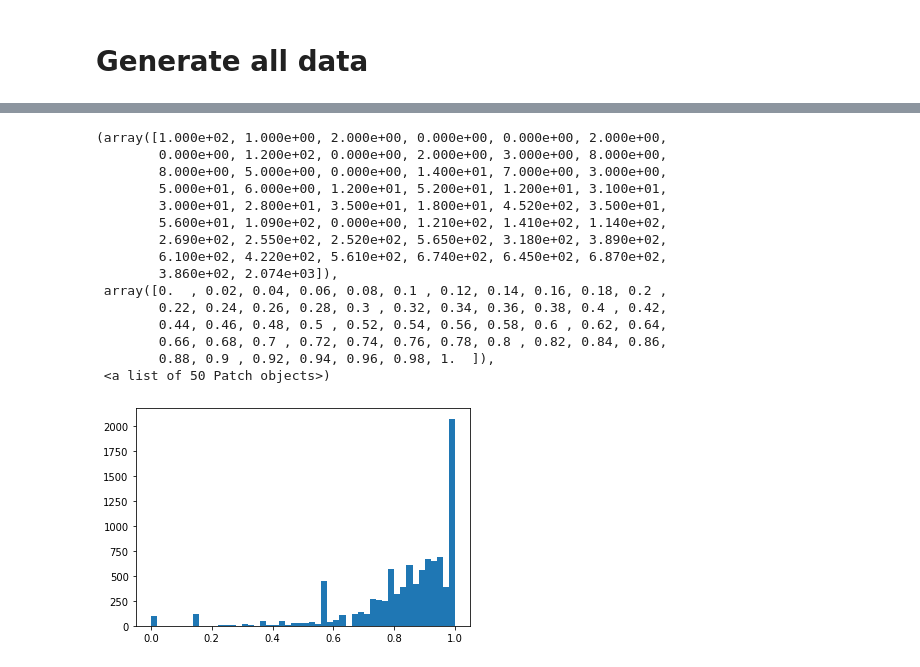
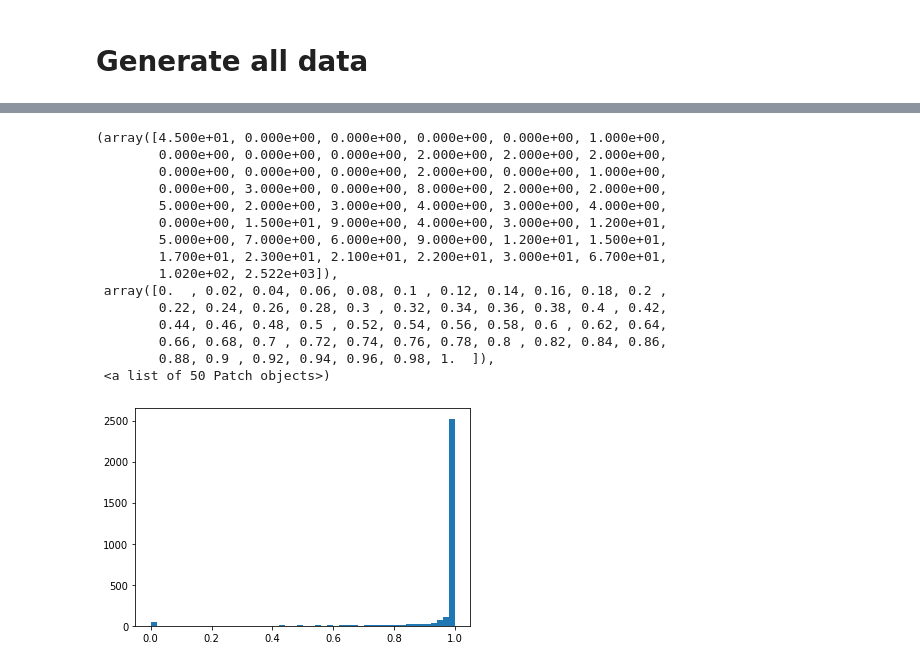
Before and after one commit to mbacvanski/vibe-of-boston, a Jupyter notebook: data_gen.ipynb, the cells around one changed output, grey strips where cells are left out. Saved outputs shown, nothing was run; the diff lists cells and outputs as text; code cells hidden in the pictures.

Commit message:
Happiness

```diff
--- a/data_gen.ipynb
+++ b/data_gen.ipynb
@@ -100,13 +102,14 @@ True
 import pandas as pd
 
 reviews_2020_03 = pd.read_csv('http://data.insideairbnb.com/united-states/ma/boston/2020-03-16/data/reviews.csv.gz', compression='gzip')
-reviews_2019_18 = pd.read_csv('http://data.insideairbnb.com/united-states/ma/boston/2019-10-18/data/reviews.csv.gz', compression='gzip')
-reviews_2018_10 = pd.read_csv('http://data.insideairbnb.com/united-states/ma/boston/2018-10-11/data/reviews.csv.gz', compression='gzip')
-reviews_2017_10 = pd.read_csv('http://data.insideairbnb.com/united-states/ma/boston/2017-10-06/data/reviews.csv.gz', compression='gzip')
-reviews_2016_09 = pd.read_csv('http://data.insideairbnb.com/united-states/ma/boston/2016-09-07/data/reviews.csv.gz', compression='gzip')
-reviews_2015_10 = pd.read_csv('http://data.insideairbnb.com/united-states/ma/boston/2015-10-03/data/reviews.csv.gz', compression='gzip')
+# reviews_2019_18 = pd.read_csv('http://data.insideairbnb.com/united-states/ma/boston/2019-10-18/data/reviews.csv.gz', compression='gzip')
+# reviews_2018_10 = pd.read_csv('http://data.insideairbnb.com/united-states/ma/boston/2018-10-11/data/reviews.csv.gz', compression='gzip')
+# reviews_2017_10 = pd.read_csv('http://data.insideairbnb.com/united-states/ma/boston/2017-10-06/data/reviews.csv.gz', compression='gzip')
+# reviews_2016_09 = pd.read_csv('http://data.insideairbnb.com/united-states/ma/boston/2016-09-07/data/reviews.csv.gz', compression='gzip')
+# reviews_2015_10 = pd.read_csv('http://data.insideairbnb.com/united-states/ma/boston/2015-10-03/data/reviews.csv.gz', compression='gzip')
 
-df_reviews = pd.concat([reviews_2020_03, reviews_2019_18, reviews_2018_10, reviews_2017_10, reviews_2016_09, reviews_2015_10])
+df_reviews = pd.concat([reviews_2020_03])
+# df_reviews = pd.concat([reviews_2020_03, reviews_2019_18, reviews_2018_10, reviews_2017_10, reviews_2016_09, reviews_2015_10])
 df_reviews['comments'] = df_reviews['comments'].astype(str)
 print('Len total =', len(df_reviews))
 # %% [output]
@@ -163,13 +194,20 @@ def gen_data():
     adjectives = list(neighborhood_adjectives)
     frequencies = [neighborhood_adjectives[adjective] for adjective in adjectives]
 
+    count = 1
+    listings = df_listings.loc[df_listings['neighbourhood_cleansed'] == neighborhood]['id']
+    total_num = len(listings)
+    print('Calculating vibes for', len(listings), 'listings in', neighborhood)
     # for each listing within this neighborhood
-    for listing_id in df_listings.loc[df_listings['neighbourhood_cleansed'] == neighborhood]['id']:
+    for listing_id in listings:
 
       # List of comments for that listing
       comments_list = df_reviews.loc[df_reviews['listing_id'] == listing_id]['comments'].tolist()
-      if len(comments_list) == 0:
+      num_comments = len(comments_list)
+      if num_comments == 0:
         continue
+
+      print('Starting vibe calculation for listing', listing_id, 'with', num_comments, 'comments')
 
       # Neighborhood accuracy metric ("Consistency")
       consistency = calc_neighborhood_accuracy(adjectives, frequencies, comments_list)
@@ -180,15 +218,21 @@ def gen_data():
       # Number of ratings ("Popularity")
       popularity = len(comments_list)
 
+      # Average sentiment of reviews ("Happiness")
+      happiness = calc_happiness(comments_list)
+
+      print('Completed vibes for listing', listing_id, 'with', num_comments, 'comments | #', count, '/', total_num)
       # Add this listing and its metrics to the dictionary
       vibedict.append({'listing_id': listing_id,
                        'lat': df_listings.loc[df_listings['id'] == listing_id]['latitude'].values[0],
                        'lon': df_listings.loc[df_listings['id'] == listing_id]['longitude'].values[0],
                        'enjoyability': enjoyability,
                        'consistency': consistency,
-                       'popularity': popularity})
+                       'popularity': popularity,
+                       'happiness': happiness})
+      count = count + 1
 
-  vibetable = pd.DataFrame(columns=['listing_id', 'lat', 'lon', 'enjoyability',  'consistency', 'popularity'])
+  vibetable = pd.DataFrame(columns=['listing_id', 'lat', 'lon', 'enjoyability',  'consistency', 'popularity', 'happiness'])
   vibetable = vibetable.append(vibedict, ignore_index=True)
   return vibetable
 # %%
@@ -206,28 +268,31 @@ scaled_table['popularity'] = (scaled_table['popularity'] / np.quantile(scaled_ta
 
 scaled_table['enjoyability'] = (vibetable['enjoyability'] - np.quantile(vibetable['enjoyability'], 0.01)).clip(lower=0)
 scaled_table['enjoyability'] = scaled_table['enjoyability'] / np.amax(scaled_table['enjoyability'])
+
+scaled_table['happiness'] = (vibetable['happiness'] - np.quantile(vibetable['happiness'], 0.01)).clip(lower=0)
+scaled_table['happiness'] = scaled_table['happiness'] / np.amax(scaled_table['happiness'])
 # %%
 scaled_table.to_csv("dist/data/vibetable.csv", index=False)
 scaled_table.to_json("dist/data/vibetable.json", orient='index')
 # %%
 import matplotlib.pyplot as plt
 # plt.hist(scaled_table['enjoyability'], bins=50)
 # plt.show()
-plt.hist(scaled_table['enjoyability'], bins=50)
+plt.hist(scaled_table['happiness'], bins=50)
 # %% [output]
-(array([1.000e+02, 1.000e+00, 2.000e+00, 0.000e+00, 0.000e+00, 2.000e+00,
-        0.000e+00, 1.200e+02, 0.000e+00, 2.000e+00, 3.000e+00, 8.000e+00,
-        8.000e+00, 5.000e+00, 0.000e+00, 1.400e+01, 7.000e+00, 3.000e+00,
-        5.000e+01, 6.000e+00, 1.200e+01, 5.200e+01, 1.200e+01, 3.100e+01,
-        3.000e+01, 2.800e+01, 3.500e+01, 1.800e+01, 4.520e+02, 3.500e+01,
-        5.600e+01, 1.090e+02, 0.000e+00, 1.210e+02, 1.410e+02, 1.140e+02,
-        2.690e+02, 2.550e+02, 2.520e+02, 5.650e+02, 3.180e+02, 3.890e+02,
-        6.100e+02, 4.220e+02, 5.610e+02, 6.740e+02, 6.450e+02, 6.870e+02,
-        3.860e+02, 2.074e+03]),
+(array([4.500e+01, 0.000e+00, 0.000e+00, 0.000e+00, 0.000e+00, 1.000e+00,
+        0.000e+00, 0.000e+00, 0.000e+00, 2.000e+00, 2.000e+00, 2.000e+00,
+        0.000e+00, 0.000e+00, 0.000e+00, 2.000e+00, 0.000e+00, 1.000e+00,
+        0.000e+00, 3.000e+00, 0.000e+00, 8.000e+00, 2.000e+00, 2.000e+00,
+        5.000e+00, 2.000e+00, 3.000e+00, 4.000e+00, 3.000e+00, 4.000e+00,
+        0.000e+00, 1.500e+01, 9.000e+00, 4.000e+00, 3.000e+00, 1.200e+01,
+        5.000e+00, 7.000e+00, 6.000e+00, 9.000e+00, 1.200e+01, 1.500e+01,
+        1.700e+01, 2.300e+01, 2.100e+01, 2.200e+01, 3.000e+01, 6.700e+01,
+        1.020e+02, 2.522e+03]),
  array([0.  , 0.02, 0.04, 0.06, 0.08, 0.1 , 0.12, 0.14, 0.16, 0.18, 0.2 ,
         0.22, 0.24, 0.26, 0.28, 0.3 , 0.32, 0.34, 0.36, 0.38, 0.4 , 0.42,
         0.44, 0.46, 0.48, 0.5 , 0.52, 0.54, 0.56, 0.58, 0.6 , 0.62, 0.64,
         0.66, 0.68, 0.7 , 0.72, 0.74, 0.76, 0.78, 0.8 , 0.82, 0.84, 0.86,
         0.88, 0.9 , 0.92, 0.94, 0.96, 0.98, 1.  ]),
  <a list of 50 Patch objects>)
-[figure, old version]
+[figure, new version]
```
Also changed, not shown: parts of 6 cells of this notebook, 5 other files.
